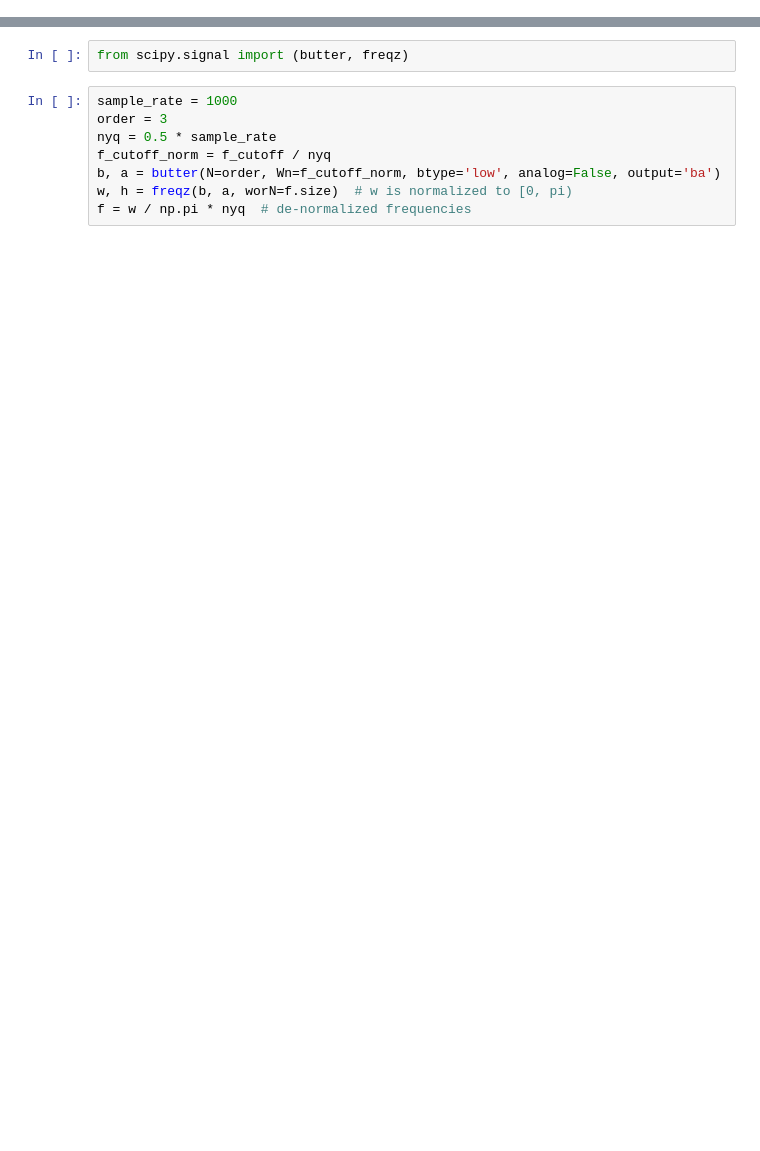
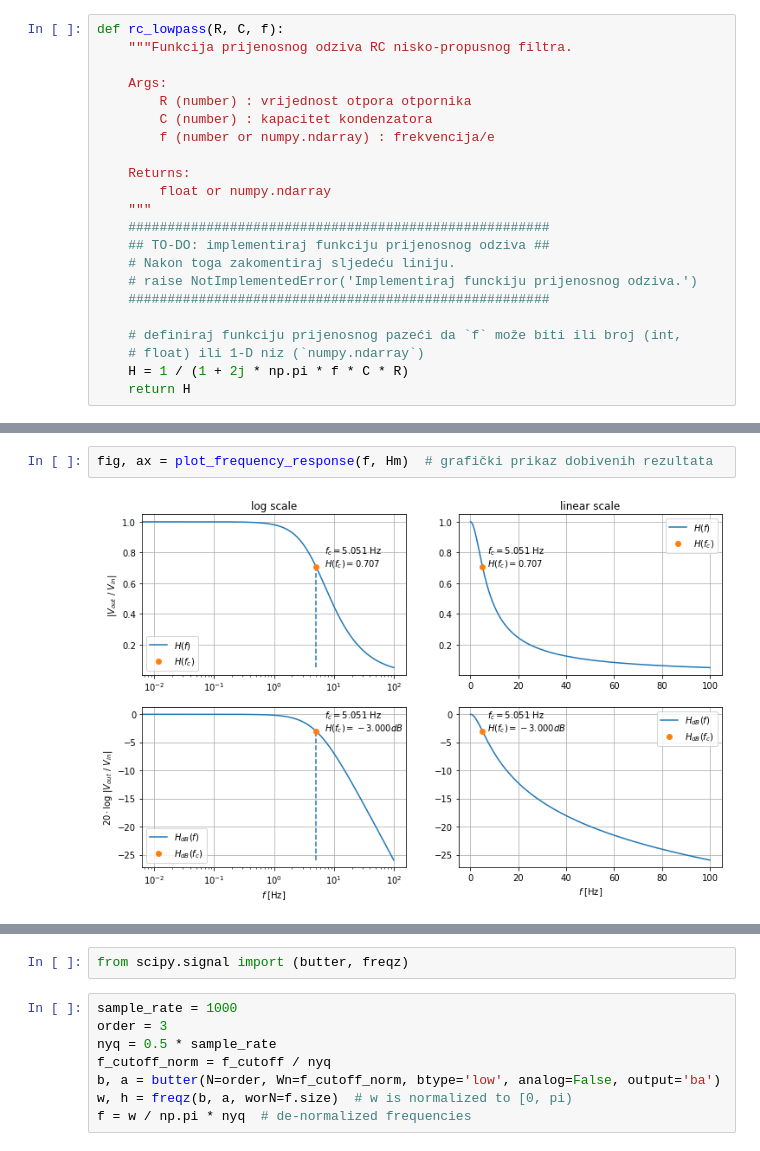
Before and after one commit to akapet00/teaching, a Jupyter notebook: emc_512/lab/Python/02-lab-ex-sol.ipynb, the cells around one changed output, grey strips where cells are left out. Saved outputs shown, nothing was run; the diff lists cells and outputs as text; blank space fills up the shorter version.

```diff
--- a/emc_512/lab/Python/02-lab-ex.ipynb
+++ b/emc_512/lab/Python/02-lab-ex-sol.ipynb
@@ -120,0 +159,22 @@ plt.show()
+# %%
+def rc_lowpass(R, C, f):
+    """Funkcija prijenosnog odziva RC nisko-propusnog filtra.
+
+    Args:
+        R (number) : vrijednost otpora otpornika
+        C (number) : kapacitet kondenzatora
+        f (number or numpy.ndarray) : frekvencija/e
+
+    Returns:
+        float or numpy.ndarray
+    """
+    ######################################################
+    ## TO-DO: implementiraj funkciju prijenosnog odziva ##
+    # Nakon toga zakomentiraj sljedeću liniju.
+    # raise NotImplementedError('Implementiraj funckiju prijenosnog odziva.')
+    ######################################################
+
+    # definiraj funkciju prijenosnog pazeći da `f` može biti ili broj (int,
+    # float) ili 1-D niz (`numpy.ndarray`)
+    H = 1 / (1 + 2j * np.pi * f * C * R)
+    return H
@@ -121,3 +257,7 @@ plt.show()
+# %%
+fig, ax = plot_frequency_response(f, Hm)  # grafički prikaz dobivenih rezultata
+# %% [output]
+[figure, added]
 # %% [markdown]
 ### Butterworthov filtar
 Butterworthov filtar vrsta je filtra za obradu signala dizajnirana tako da je frekvencijski odziv što je moguće ravniji u propusnom opsegu.
```
Also changed, not shown: parts of 26 cells of this notebook.
